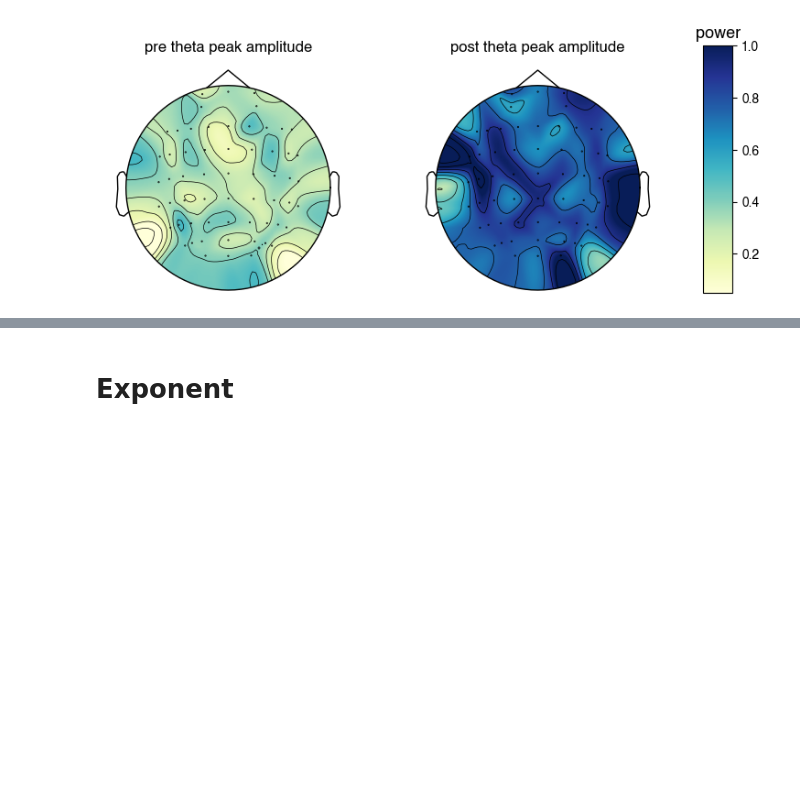
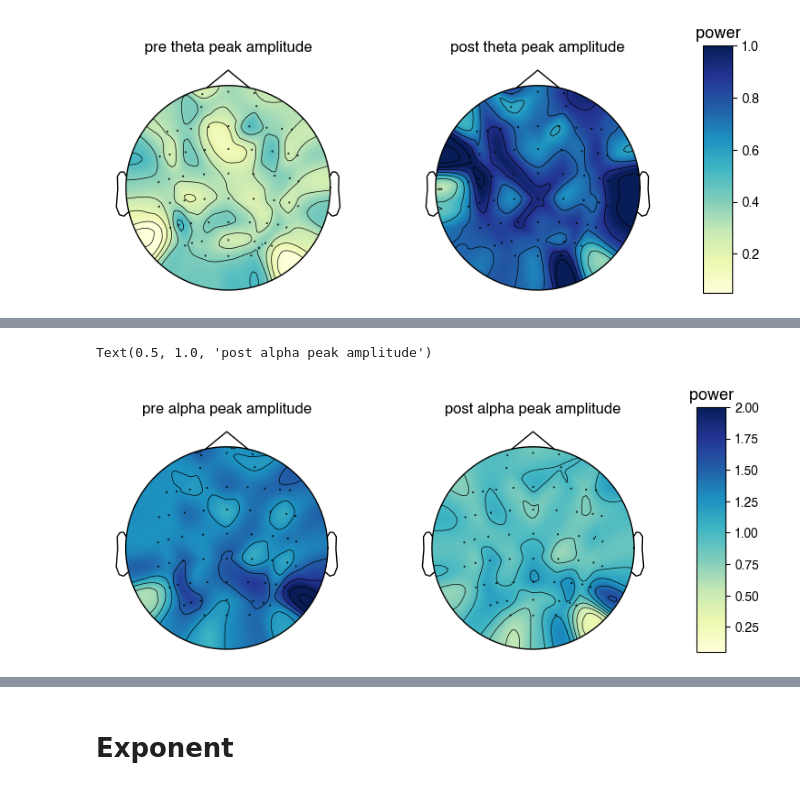
Before and after one commit to voytekresearch/ECT-MST, a Jupyter notebook: 00-ECT/ect_topomaps.ipynb, the cells around one changed output, grey strips where cells are left out. Drawn from its saved outputs; the diff is of its cells as text; code cells hidden in the pictures; blank space fills up the shorter version.

```diff
--- a/00-ECT/ect_topomaps.ipynb
+++ b/00-ECT/ect_topomaps.ipynb
@@ -310,0 +336,30 @@ Text(0.5, 1.0, 'theta peak amplitude difference')
+# %%
+sorted_pre_alpha_amps, sorted_post_alpha_amps, diff, t_vals, p_vals = get_sorted_vals(exp_df_included, mne_chans,
+                                                                feature='alpha_amp', avg_type='median')
+
+sorted_pre_alpha_amps = np.nan_to_num(sorted_pre_alpha_amps, nan=0.05) # replace no alpha peak channels with absolute threshold
+sorted_post_alpha_amps = np.nan_to_num(sorted_post_alpha_amps, nan=0.05) # replace no alpha peak channels with abs threshold
+diff = np.nan_to_num(diff, nan=0.05)
+# %%
+unit_label = 'power'
+fig,(ax1,ax2) = plt.subplots(ncols=2, figsize=[8,3])
+im, cm = mne.viz.plot_topomap(sorted_pre_alpha_amps, axes=ax1, pos=eeg_data.info, show=False,
+                              vmin=0.05, vmax=2.0, cmap='YlGnBu')
+im, cm = mne.viz.plot_topomap(sorted_post_alpha_amps, axes=ax2, pos=eeg_data.info, show=False,
+                              vmin=0.05, vmax=2.0, cmap='YlGnBu')
+
+
+# manually fiddle the position of colorbar
+ax_x_start = 0.95
+ax_x_width = 0.04
+ax_y_start = 0.1
+ax_y_height = 0.9
+cbar_ax = fig.add_axes([ax_x_start, ax_y_start, ax_x_width, ax_y_height])
+clb = fig.colorbar(im, cax=cbar_ax)
+clb.ax.set_title(unit_label,fontsize=13) # title on top of colorbar
+
+ax1.set_title('pre alpha peak amplitude')
+ax2.set_title('post alpha peak amplitude')
+# %% [output]
+Text(0.5, 1.0, 'post alpha peak amplitude')
+[figure, added]
```
Also changed, not shown: parts of 4 cells of this notebook, 6 other files.
